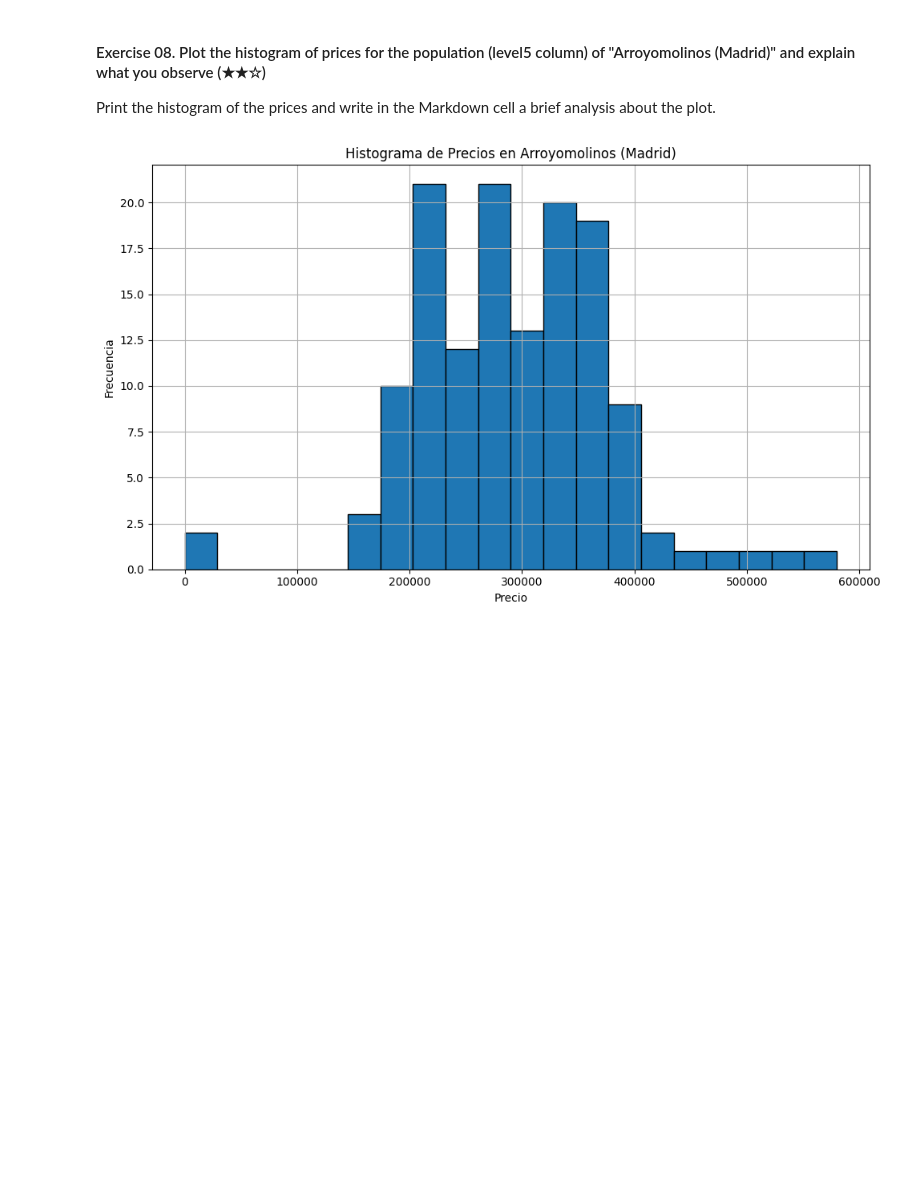
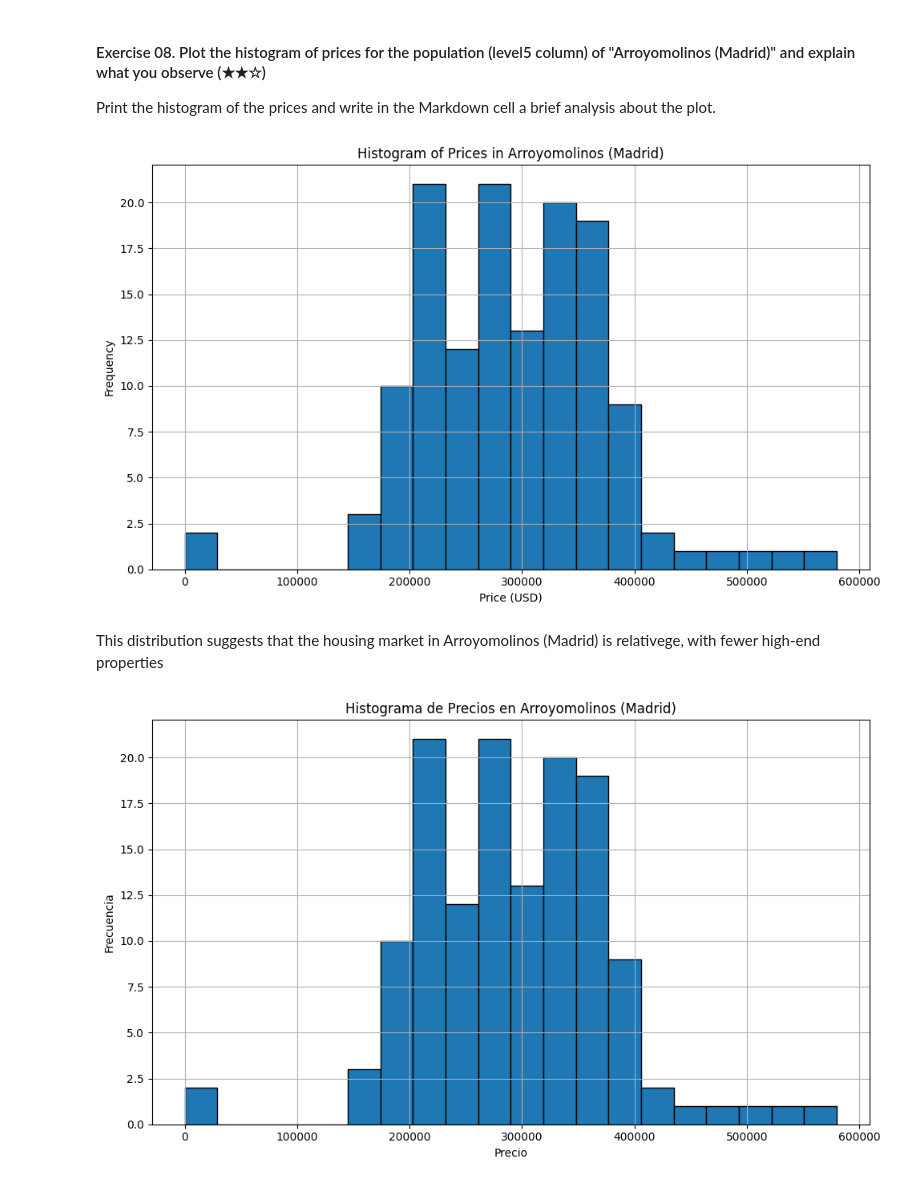
Before and after one commit to KALGonzalez/realestate-datacleanup-exercise, a Jupyter notebook: project.ipynb, the cells around one changed output. Saved outputs shown, nothing was run; the diff lists cells and outputs as text; code cells hidden in the pictures; blank space fills up the shorter version.

```diff
--- a/project.ipynb
+++ b/project.ipynb
@@ -27,0 +13,9 @@ El precio max de vivienda es 8500000
+# %%
+import pandas as pd
+
+# Leer el archivo CSV con detección automática del delimitador
+file_path = 'assets/real_estate.csv'  # Ajusta la ruta si es necesario
+real_estate_data = pd.read_csv(file_path, sep=None, engine='python', on_bad_lines='skip')
+
+# Mostrar una vista previa de la tabla
+print(real_estate_data.head())  # Muestra las primeras filas
@@ -238,6 +329,36 @@ La media de los precios en Arroyomolinos (Madrid) es: 294541.59854014596
 #### Exercise 08. Plot the histogram of prices for the population (level5 column) of "Arroyomolinos (Madrid)" and explain what you observe (★★☆)
 
 Print the histogram of the prices and write in the Markdown cell a brief analysis about the plot.
+# %%
+import matplotlib.pyplot as plt
+
+# Filter the dataset for the population "Arroyomolinos (Madrid)"
+arroyomolinos_data = real_estate_data[real_estate_data['level5'] == "Arroyomolinos (Madrid)"]
+
+# Extract the prices from the filtered data
+prices_arroyomolinos = arroyomolinos_data['price']
+
+# Configure the size and style of the plot
+plt.figure(figsize=(10, 6))
+
+# Plot the histogram with black edges
+plt.hist(prices_arroyomolinos, bins=20, edgecolor='black')
+
+# Add title and axis labels
+plt.title('Histogram of Prices in Arroyomolinos (Madrid)')
+plt.xlabel('Price (USD)')
+plt.ylabel('Frequency')
+
+# Display grid and adjust layout
+plt.grid(True)
+plt.tight_layout()
+
+# Show the histogram
+plt.show()
+# %% [output]
+[figure, added]
+# %% [markdown]
+This distribution suggests that the housing market in Arroyomolinos (Madrid) is relativege, with fewer high-end properties
 # %%
 # TODO: Code
 
```
Also changed, not shown: parts of 16 cells of this notebook, 1 other file.
